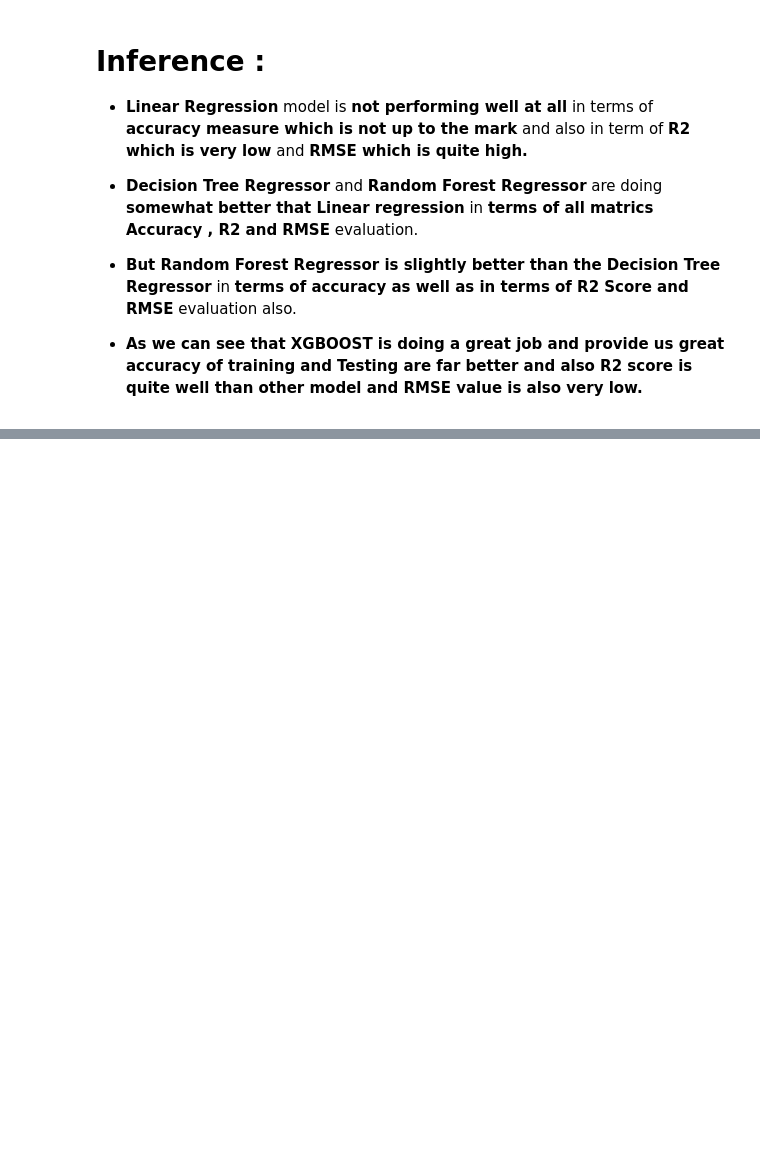
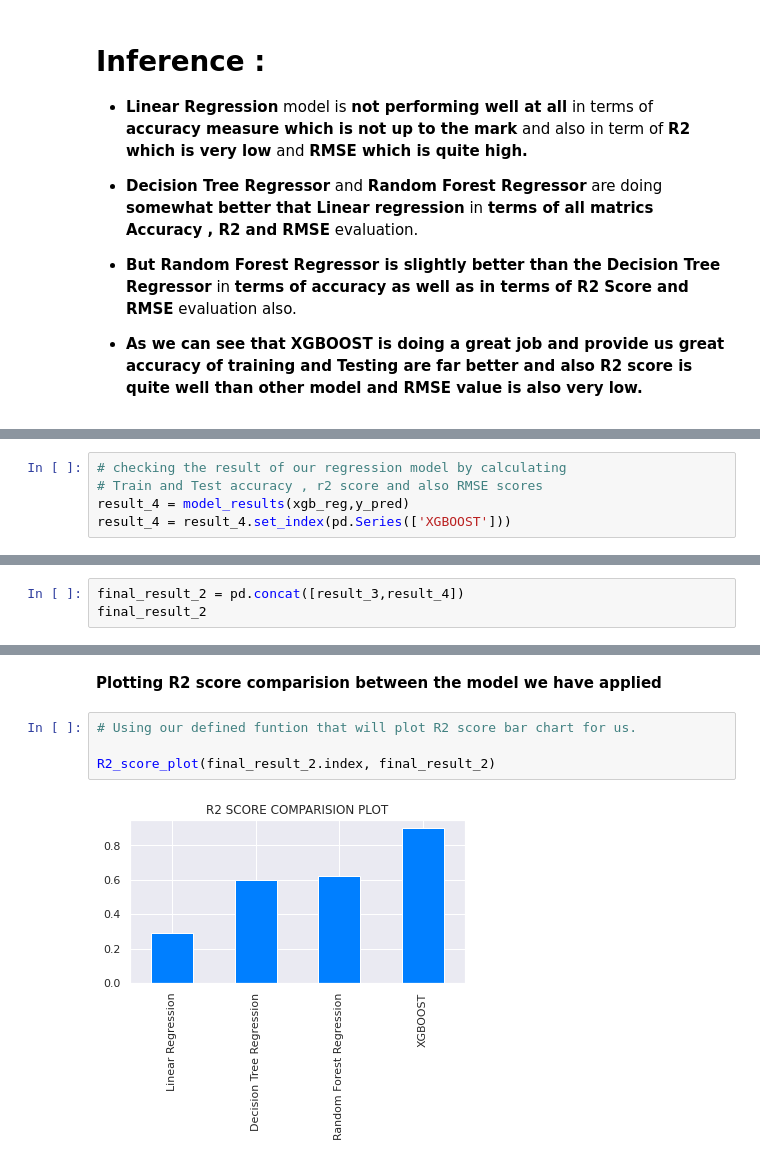
Before and after one commit to pinky-thakur/NYC_Taxi_Trip_Time_Prediction_Capstone_Project, a Jupyter notebook: NYC_Taxi_Trip_Time_Prediction_Capstone_Project.ipynb, the cells around one changed output, grey strips where cells are left out. Drawn from its saved outputs; the diff is of its cells as text; blank space fills up the shorter version.

```diff
--- a/NYC_Taxi_Trip_Time_Prediction_Capstone_Project.ipynb
+++ b/NYC_Taxi_Trip_Time_Prediction_Capstone_Project.ipynb
@@ -1755,0 +1827,5 @@ MSE_score_plot(total_result_1.index, total_result_1)
+# %%
+# checking the result of our regression model by calculating
+# Train and Test accuracy , r2 score and also RMSE scores
+result_4 = model_results(xgb_reg,y_pred)
+result_4 = result_4.set_index(pd.Series(['XGBOOST']))
@@ -1755,0 +1838,3 @@ MSE_score_plot(total_result_1.index, total_result_1)
+# %%
+final_result_2 = pd.concat([result_3,result_4])
+final_result_2
@@ -1755,0 +1847,8 @@ MSE_score_plot(total_result_1.index, total_result_1)
+# %% [markdown]
+**Plotting R2 score comparision between the model we have applied**
+# %%
+# Using our defined funtion that will plot R2 score bar chart for us.
+
+R2_score_plot(final_result_2.index, final_result_2)
+# %% [output]
+[figure, added]
```
Also changed, not shown: parts of 36 cells of this notebook.
